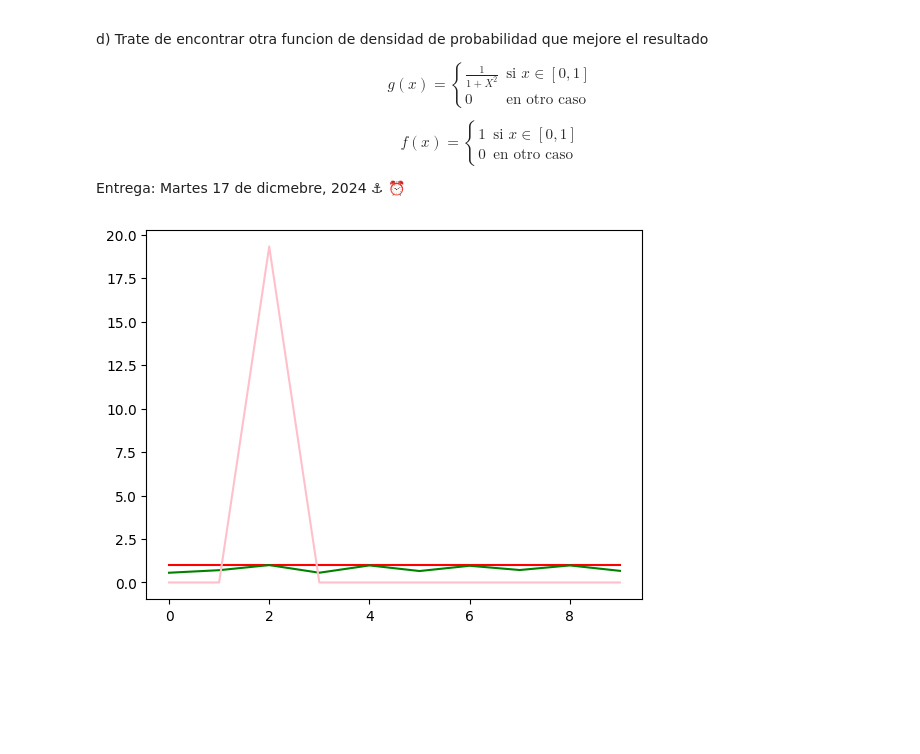
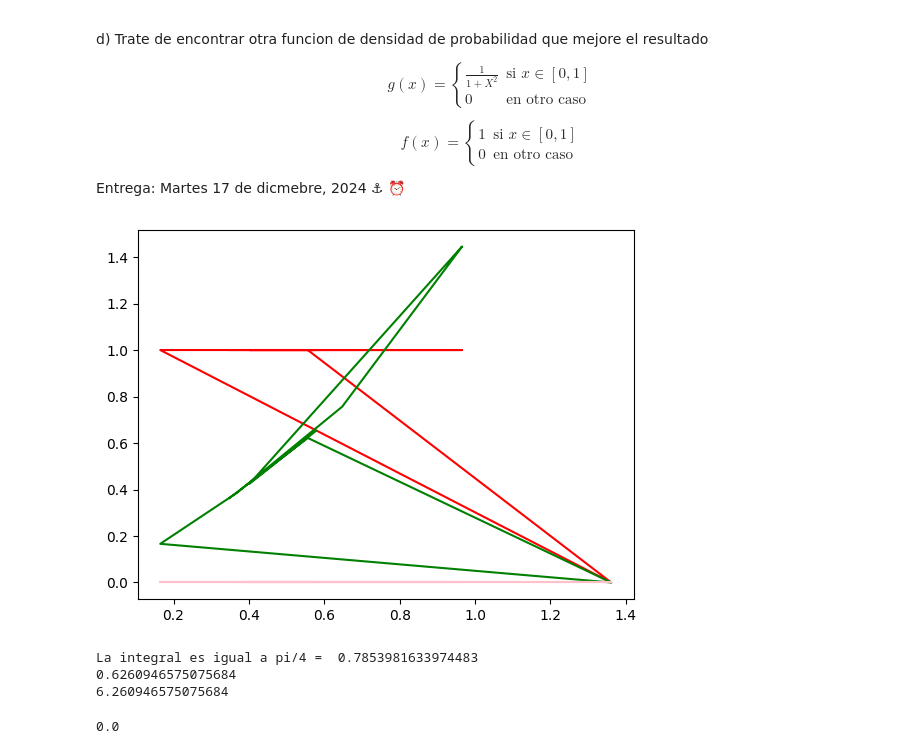
Before and after one commit to Jair-RM/Simulacion-I-Figols, a Jupyter notebook: Proyecto_3er_parcial_.ipynb, the cells around one changed output. Saved outputs shown, nothing was run; the diff lists cells and outputs as text; code cells hidden in the pictures; blank space fills up the shorter version.

```diff
--- a/Proyecto_3er_parcial_.ipynb
+++ b/Proyecto_3er_parcial_.ipynb
@@ -66,44 +66,63 @@ from statsmodels.stats.diagnostic import acorr_ljungbox
 #@jit(nopython=True)
 # %%
 from random import random
-from math import exp, sqrt, pi
+from math import exp, sqrt, pi, tan, erf
+from statistics import mean, variance, median
+import matplotlib.pyplot as plt
 
 def H(x):
   p=a/(sqrt(2*pi)*sigma)
   pa=exp(-(x**2)/(2*sigma**2))
   p=p*pa
   if x<1 and x>0:
     return p
   else:
     return 0
 
 def G(x):
   if x<1 and x>0:
-    return 1/(1+x**2)
+    return tan(x)
   else:
     return 0
 
 def F(x):
   if x<1 and x>0:
     return 1
   else:
     return 0
 
 f=[]
 g=[]
 h=[]
-nr=100000
+r=[]
+g1=0
+nr=100000       # Cien mil simulaciones
 sigma= 0.02
-a=1
+a=2/(erf(1/sqrt(2)*sigma))
 for i in range(10):
-  x=random()
+  u=random()
+  x=tan(u)
+  r.append(x)
   g.append(G(x))
+  g1=g1+G(x)
   f.append(F(x))
   h.append(H(x))
 
-plt.plot(f, color="red")
-plt.plot(g, color="green")
-plt.plot(h, color="pink")
+plt.plot(r,f, color="red")
+plt.plot(r,g, color="green")
+plt.plot(r,h, color="pink")
 plt.show()
+
+print("La integral es igual a pi/4 = ", pi/4)
+print(mean(g))
+print(g1)
 # %% [output]
-[figure, old version]
+[figure, new version]
+La integral es igual a pi/4 =  0.7853981633974483
+0.6260946575075684
+6.260946575075684
+# %%
+from math import tan
+print(tan(0))
+# %% [output]
+0.0
```
